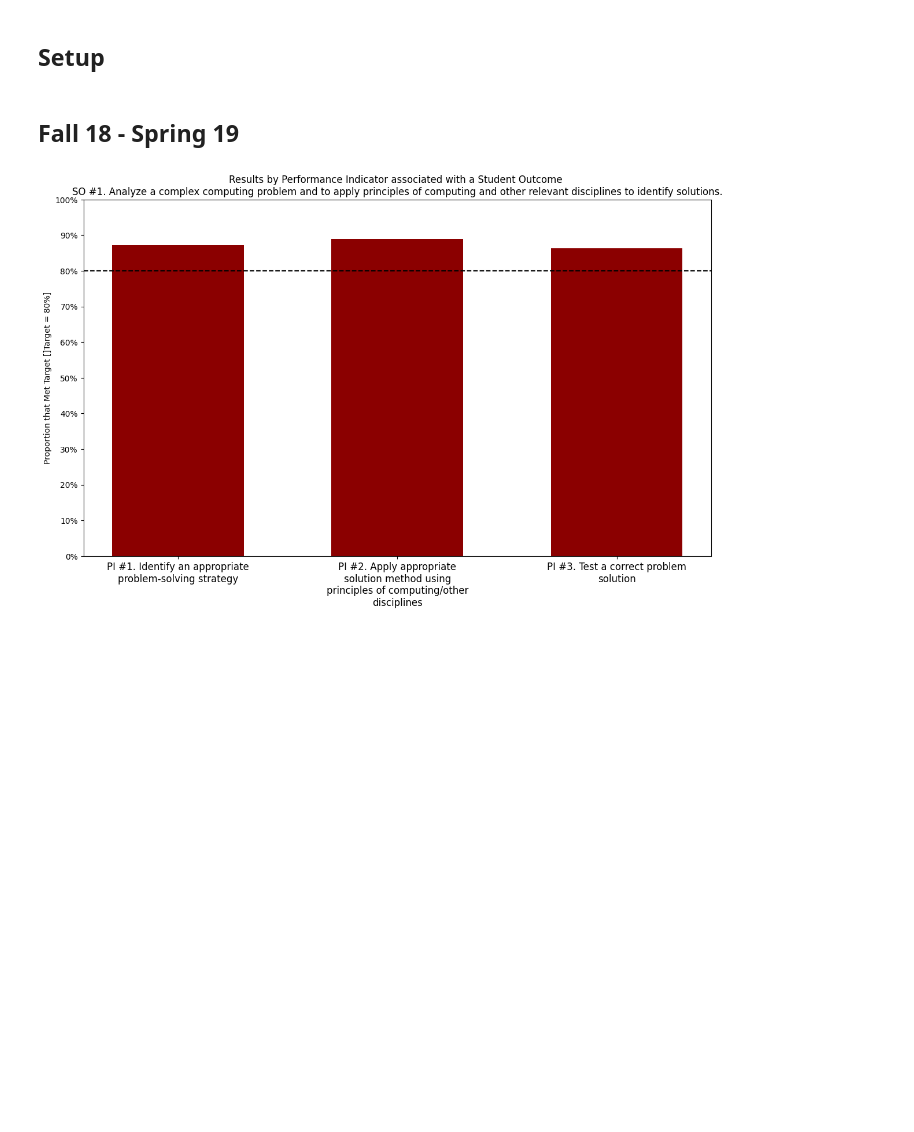
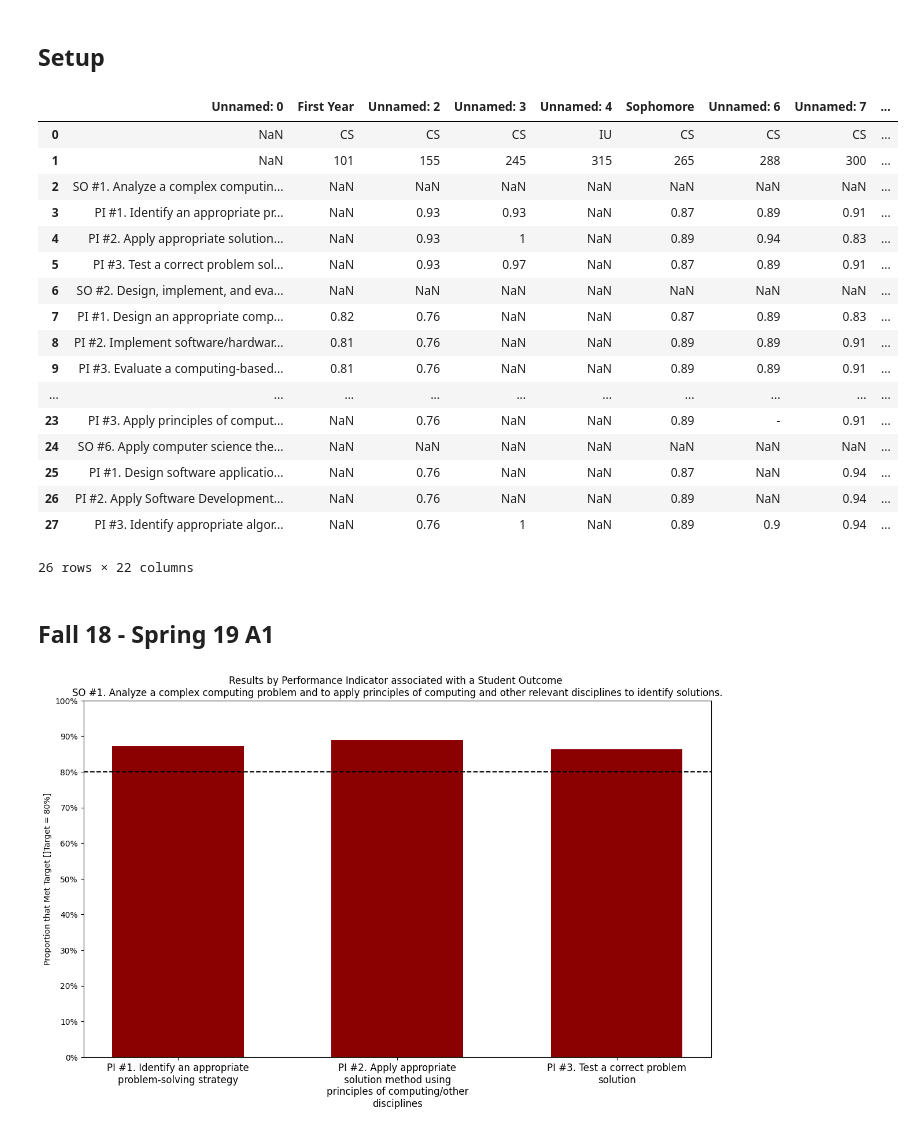
Before and after one commit to duhBlu/CS433-JupyterNotebooks, a Jupyter notebook: CaseStudy_Research.ipynb, the cells around one changed output. Cells and saved outputs as stored; diff of their text form; code cells hidden in the pictures; blank space fills up the shorter version.

```diff
--- a/CaseStudy_Research.ipynb
+++ b/CaseStudy_Research.ipynb
@@ -6,35 +6,56 @@ import matplotlib.ticker as mtick
 import pandas as pd
 import textwrap
 
 import warnings
 
 # Code compiles so warning is unnecessary
 warnings.filterwarnings("ignore", message="FixedFormatter should only be used together with FixedLocator")
 
 fall18 = pd.read_csv("Fall 18 - Spring 19 Assessment Data.csv", encoding="Windows-1252")
 fall19 = pd.read_csv("Fall 19 - Spring 20 Assessment Data.csv", encoding="Windows-1252")
 fall20 = pd.read_csv("Fall 20 - Spring 21 Assessment Data.csv", encoding="Windows-1252")
 fall21 = pd.read_csv("Fall 21 - Spring 22 Assessment Data.csv", encoding="Windows-1252")
+
 
 # Clean data
 row12 = fall18.iloc[12:13, 0:1].to_string(index=False, header=False)
 row14 = fall18.iloc[14:15, 0:1].to_string(index=False, header=False)
 
 fall18.iloc[11:12, 0:1] = fall18.iloc[11:12, 0:1] + row12
 fall18.iloc[13:14, 0:1] = fall18.iloc[13:14, 0:1] + row14
 fall19.iloc[11:12, 0:1] = fall18.iloc[11:12, 0:1] + row12
 fall19.iloc[13:14, 0:1] = fall18.iloc[13:14, 0:1] + row14
 fall20.iloc[11:12, 0:1] = fall18.iloc[11:12, 0:1] + row12
 fall20.iloc[13:14, 0:1] = fall18.iloc[13:14, 0:1] + row14
 fall21.iloc[11:12, 0:1] = fall18.iloc[11:12, 0:1] + row12
 fall21.iloc[13:14, 0:1] = fall18.iloc[13:14, 0:1] + row14
 
 fall18 = fall18.drop([12, 14])
 fall19 = fall19.drop([12, 14])
 fall20 = fall20.drop([12, 14])
 fall21 = fall21.drop([12, 14])
+fall19.head(26)
+# %% [output]
+|  | Unnamed: 0 | First Year | Unnamed: 2 | Unnamed: 3 | Unnamed: 4 | Sophomore | Unnamed: 6 | Unnamed: 7 | ... |
+| 0 | NaN | CS | CS | CS | IU | CS | CS | CS | ... |
+| 1 | NaN | 101 | 155 | 245 | 315 | 265 | 288 | 300 | ... |
+| 2 | SO #1. Analyze a complex computin... | NaN | NaN | NaN | NaN | NaN | NaN | NaN | ... |
+| 3 | PI #1. Identify an appropriate pr... | NaN | 0.93 | 0.93 | NaN | 0.87 | 0.89 | 0.91 | ... |
+| 4 | PI #2. Apply appropriate solution... | NaN | 0.93 | 1 | NaN | 0.89 | 0.94 | 0.83 | ... |
+| 5 | PI #3. Test a correct problem sol... | NaN | 0.93 | 0.97 | NaN | 0.87 | 0.89 | 0.91 | ... |
+| 6 | SO #2. Design, implement, and eva... | NaN | NaN | NaN | NaN | NaN | NaN | NaN | ... |
+| 7 | PI #1. Design an appropriate comp... | 0.82 | 0.76 | NaN | NaN | 0.87 | 0.89 | 0.83 | ... |
+| 8 | PI #2. Implement software/hardwar... | 0.81 | 0.76 | NaN | NaN | 0.89 | 0.89 | 0.91 | ... |
+| 9 | PI #3. Evaluate a computing-based... | 0.81 | 0.76 | NaN | NaN | 0.89 | 0.89 | 0.91 | ... |
+| ... | ... | ... | ... | ... | ... | ... | ... | ... | ... |
+| 23 | PI #3. Apply principles of comput... | NaN | 0.76 | NaN | NaN | 0.89 | - | 0.91 | ... |
+| 24 | SO #6. Apply computer science the... | NaN | NaN | NaN | NaN | NaN | NaN | NaN | ... |
+| 25 | PI #1. Design software applicatio... | NaN | 0.76 | NaN | NaN | 0.87 | NaN | 0.94 | ... |
+| 26 | PI #2. Apply Software Development... | NaN | 0.76 | NaN | NaN | 0.89 | NaN | 0.94 | ... |
+| 27 | PI #3. Identify appropriate algor... | NaN | 0.76 | 1 | NaN | 0.89 | 0.9 | 0.94 | ... |
+26 rows × 22 columns
 # %% [markdown]
-## Fall 18 - Spring 19
+## Fall 18 - Spring 19 A1
 # %%
 # Chart SO
 df = fall18
```
Also changed, not shown: parts of 5 cells of this notebook.
